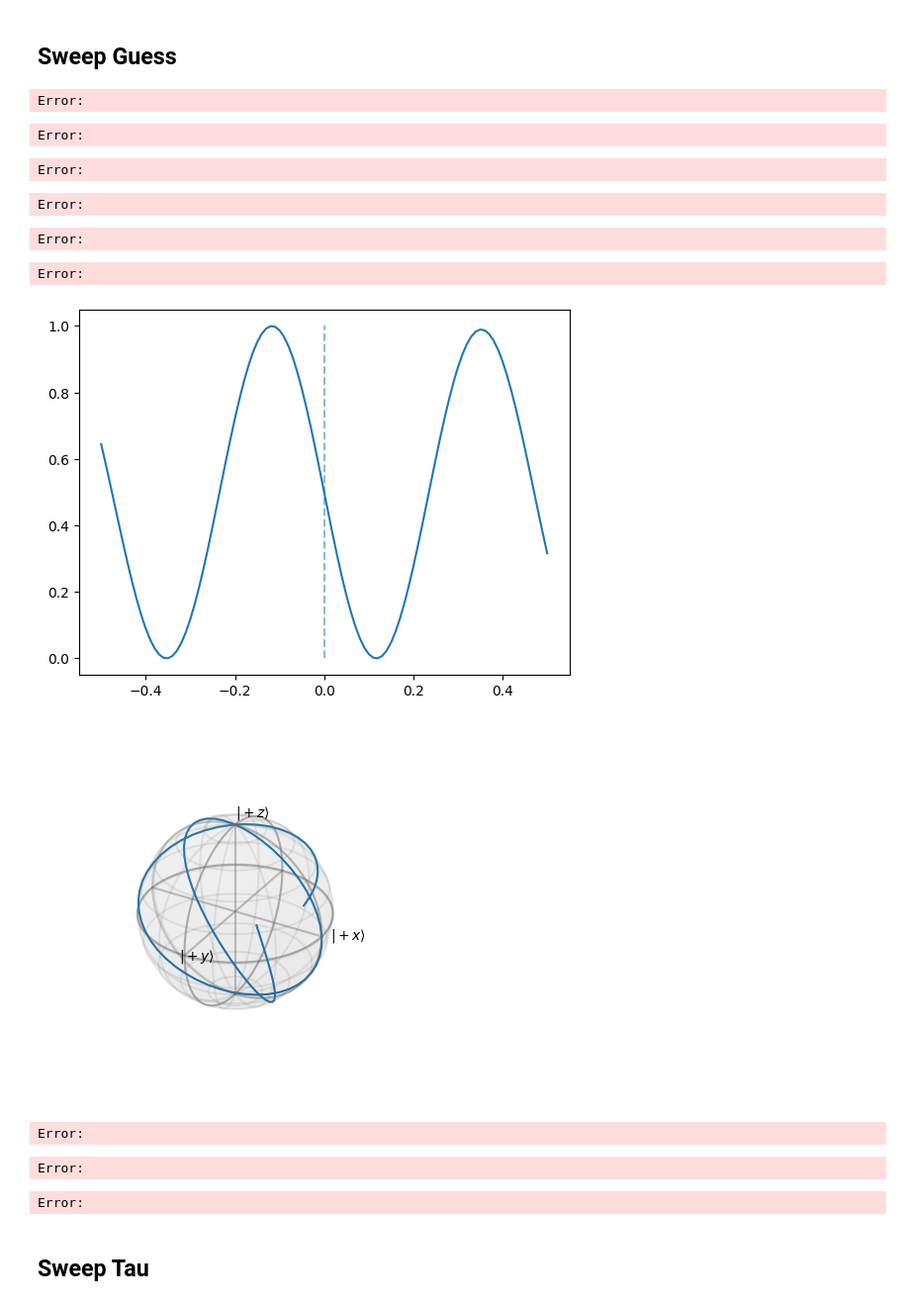
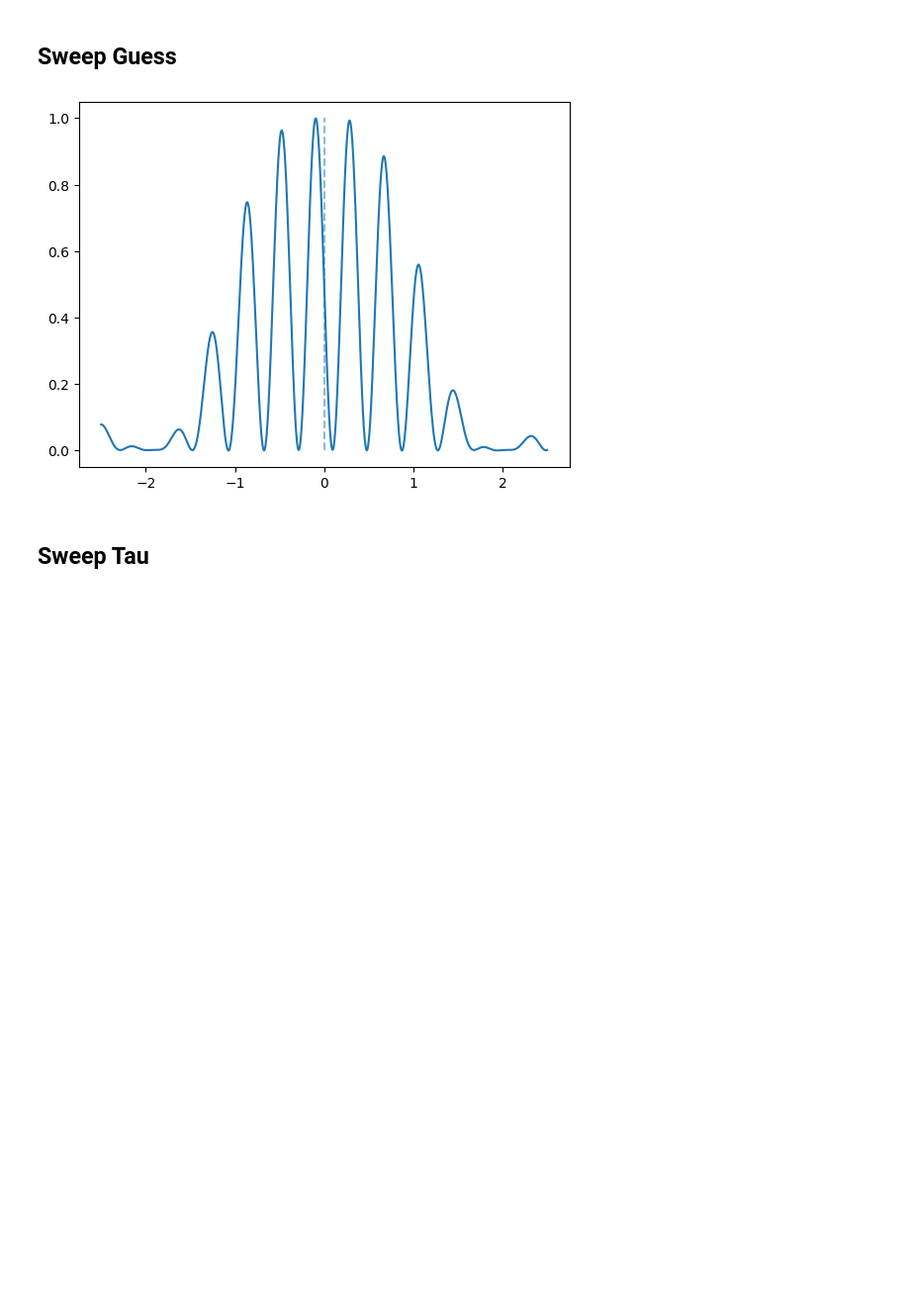
Before and after one commit to Slippery-Chickenz/qipQubitSimTools, a Jupyter notebook: example.ipynb, the cells around one changed output. Shown at 99% size. Saved outputs shown, nothing was run; the diff lists cells and outputs as text; code cells hidden in the pictures; blank space fills up the shorter version.

```diff
--- a/example.ipynb
+++ b/example.ipynb
@@ -199,29 +217,15 @@ Error:
 # %% [markdown]
 ## Sweep Guess
 # %%
-guessResonances = np.linspace(-0.5, 0.5, 101).tolist()
+guessResonances = np.linspace(-2.5, 2.5, 1001).tolist()
-# %% [output]
-Error:
-Error:
-Error:
 # %%
-guessResults = qst.ramsey.sweepGuess(guessResonances, 1.5, 100, "Y")
+guessResults = qst.ramsey.sweepGuess(guessResonances, 2, 100, "Y")
-# %% [output]
-Error:
-Error:
-Error:
 # %%
 plt.plot(guessResonances, [result.getProb() for result in guessResults])
 plt.vlines([0], 0, 1, linestyles="--", alpha=0.5)
 plt.show()
-
-qst.plotBloch([result.getState() for result in guessResults])
 # %% [output]
-[figure, old version]
+[figure, new version]
-[figure, removed]
-Error:
-Error:
-Error:
 # %% [markdown]
 ## Sweep Tau
 # %%
```
Also changed, not shown: parts of 22 cells of this notebook, 9 other files.
